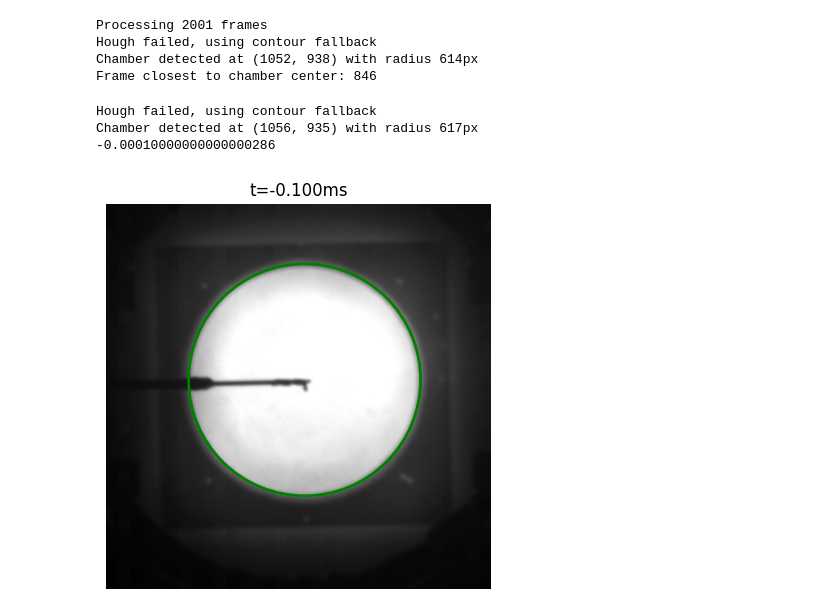
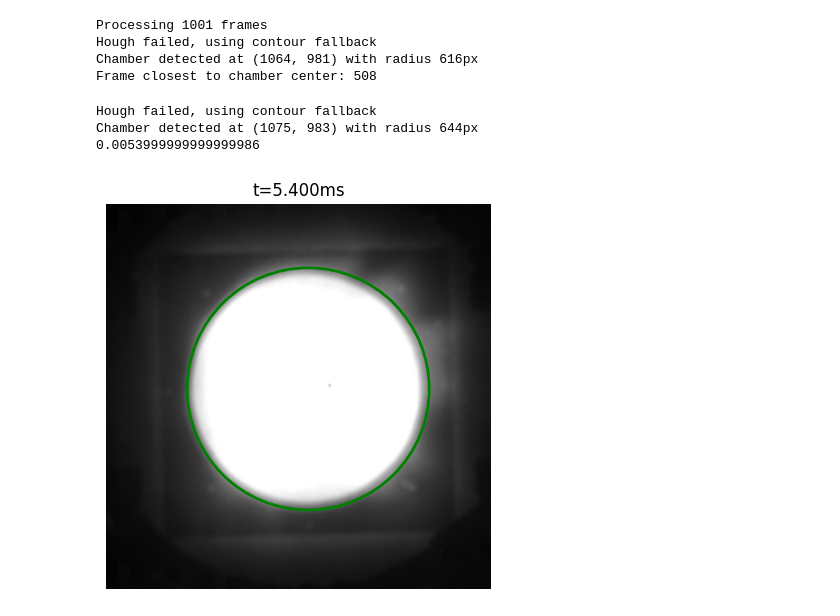
Before and after one commit to hjia94/data-analysis, a Jupyter notebook: object_tracking/fastcam_test.ipynb, the cells around one changed output. Cells and saved outputs as stored; diff of their text form; code cells hidden in the pictures.

Commit message:
fix kapton part for new data; check new data result

```diff
--- a/object_tracking/fastcam_test.ipynb
+++ b/object_tracking/fastcam_test.ipynb
@@ -12,11 +12,11 @@ from pathlib import Path
 from read_cine import read_cine, convert_cine_to_avi
 from track_object import track_object, detect_chamber, update_tracking_result, show_tracking_results
 # %%
-cine_path = r"E:\good_data\kapton\20241217\Y20241217_He5kA_B310G650G_pl0t20_uw15t45_065.cine"
+cine_path = r"E:\good_data\kapton\He3kA_B380G800G_pl0t20_uw15t35\Y20241115_kapton_P30_16deg_x36_y0@100_030.cine"
 avi_path = cine_path.replace('.cine', '.avi')
 
 tarr, frarr, dt = read_cine(cine_path)
 
-# convert_cine_to_avi(frarr, avi_path)
+convert_cine_to_avi(frarr, avi_path)
 # %% [output]
 Reading .cine file...
@@ -27,43 +40,43 @@ Done reading .cine file (9.7 s)
 # %%
 parr, frarr, cf = track_object(avi_path)
 # %% [output]
-Processing 2001 frames
+Processing 1001 frames
 Hough failed, using contour fallback
-Chamber detected at (1052, 938) with radius 614px
-Frame closest to chamber center: 846
+Chamber detected at (1064, 981) with radius 616px
+Frame closest to chamber center: 508
 # %%
-frame_num = 999
+frame_num = 508
 
 cap = cv2.VideoCapture(avi_path)
 cap.set(cv2.CAP_PROP_POS_FRAMES, frame_num)
 ret, frame = cap.read()
 if not ret:
     raise ValueError(f"Could not read frame")
 
 # Detect chamber
 (cx, cy), chamber_radius = detect_chamber(frame)
 
 total_frames = int(cap.get(cv2.CAP_PROP_FRAME_COUNT))
 
 # Display the original frame
 plt.figure(figsize=(15, 5))
 plt.imshow(cv2.cvtColor(frame, cv2.COLOR_BGR2RGB))
 
 # Draw the chamber as a circle
 chamber_circle = plt.Circle((cx, cy), chamber_radius, fill=False, color='green', linewidth=2)
 plt.gca().add_patch(chamber_circle)
 
 plt.title(f"t={tarr[frame_num] * 1e3:.3f}ms")
 plt.axis('off')
 
 cap.release()
 
 print(tarr[frame_num])
 # %% [output]
 Hough failed, using contour fallback
-Chamber detected at (1056, 935) with radius 617px
--0.00010000000000000286
+Chamber detected at (1075, 983) with radius 644px
+0.0053999999999999986
-[figure, old version]
+[figure, new version]
 # %%
 v = 9.8*np.sqrt(2*1/9.8) # velocity at center of chamber in m/s
 
```
Also changed, not shown: parts of 1 cell of this notebook, 1 other file.
